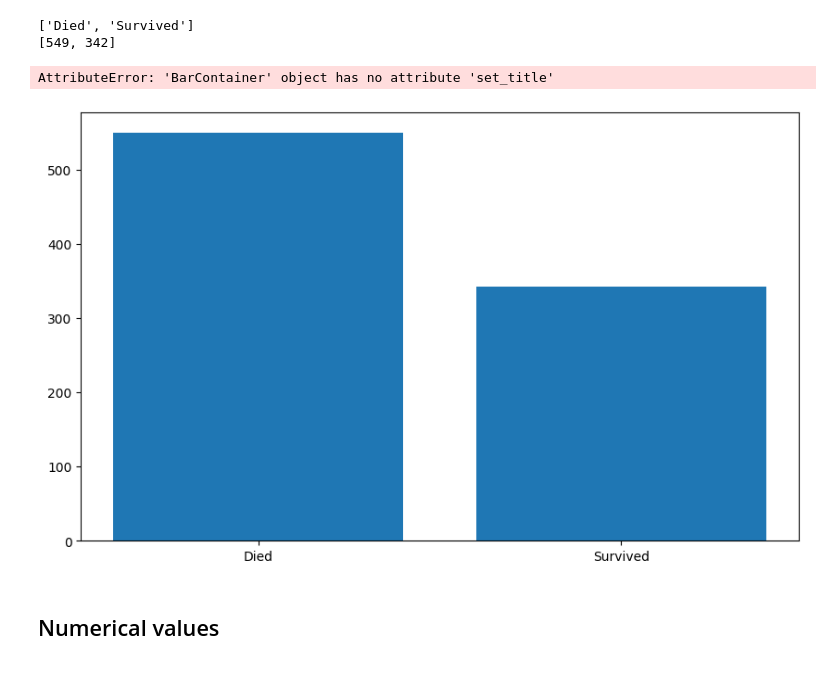
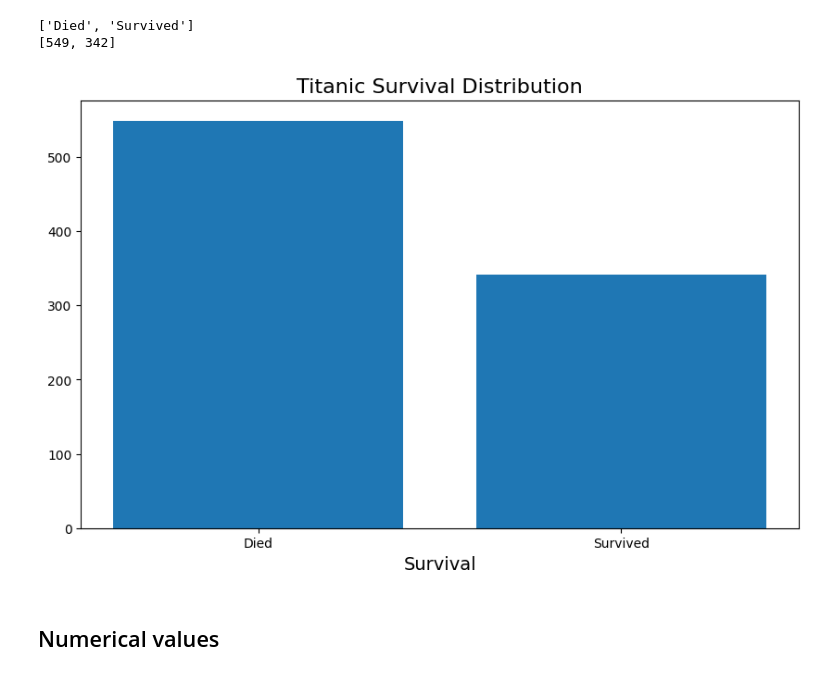
Before and after one commit to IngElecPuc/KaggleChallenges, a Jupyter notebook: titanic/titanic_eda.ipynb, the cells around one changed output. Saved outputs shown, nothing was run; the diff lists cells and outputs as text; code cells hidden in the pictures.

```diff
--- a/titanic/titanic_eda.ipynb
+++ b/titanic/titanic_eda.ipynb
@@ -187,13 +187,12 @@ print([value for value in survived_col.values()])
 # %%
 plt.figure(figsize=(10, 6))
 survived_col = train_w['Survived'].map({0:'Died', 1:'Survived'}).value_counts().to_dict()
 ax = plt.bar([key for key in survived_col.keys()], [value for value in survived_col.values()])
-ax.set_title('Titanic Survival Distribution', fontsize=16)
-ax.set_xlabel('Survival', fontsize=14)
+plt.xlabel('Survival', fontsize=14)
+plt.title('Titanic Survival Distribution', fontsize=16)
 plt.show()
 # %% [output]
-AttributeError: 'BarContainer' object has no attribute 'set_title'
-[figure, old version]
+[figure, new version]
 # %% [markdown]
 ## Numerical values
 # %%
```
Also changed, not shown: parts of 3 cells of this notebook, 2 other files.
